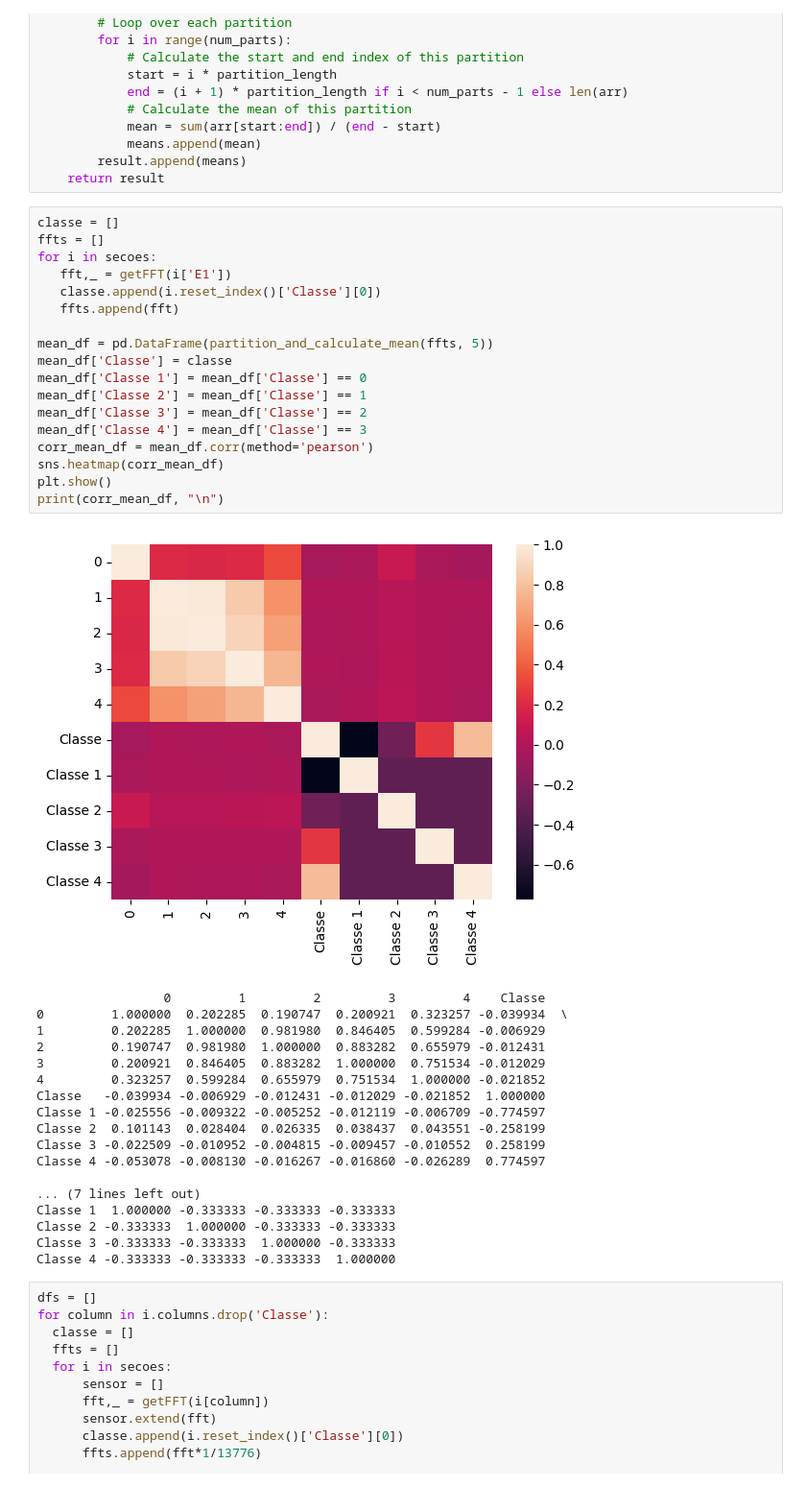
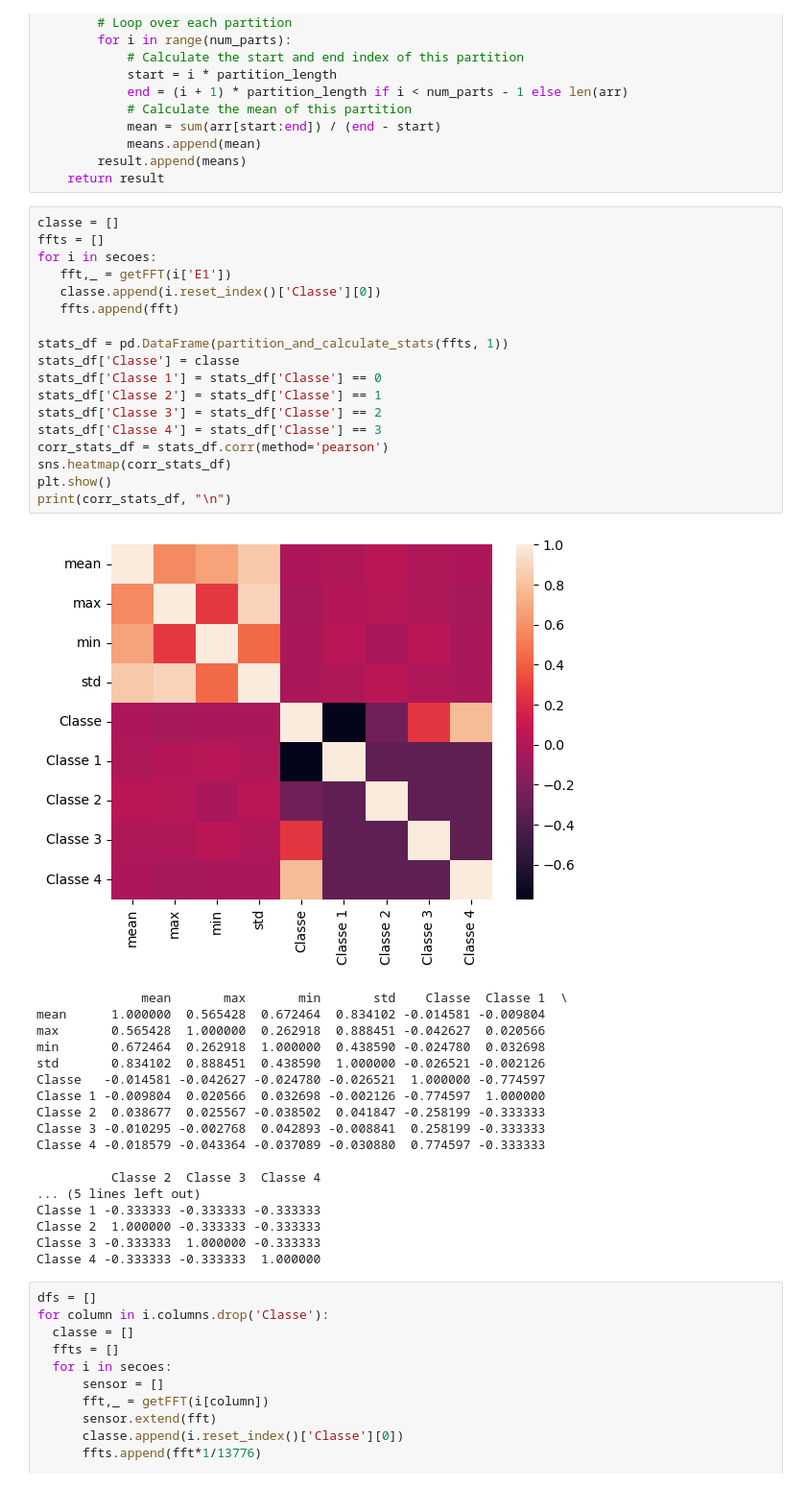
Before and after one commit to magarax/Data_Science, a Jupyter notebook: Novo_Trabalho_Final.ipynb, the cells around one changed output. Shown at 96% size. Saved outputs shown, nothing was run; the diff lists cells and outputs as text.

Commit message:
configure stats_df

```diff
--- a/Novo_Trabalho_Final.ipynb
+++ b/Novo_Trabalho_Final.ipynb
@@ -250,40 +250,40 @@ def partition_and_calculate_mean(arrays, num_parts):
 # %%
 classe = []
 ffts = []
 for i in secoes:
    fft,_ = getFFT(i['E1'])
    classe.append(i.reset_index()['Classe'][0])
    ffts.append(fft)
 
-mean_df = pd.DataFrame(partition_and_calculate_mean(ffts, 5))
-mean_df['Classe'] = classe
-mean_df['Classe 1'] = mean_df['Classe'] == 0
-mean_df['Classe 2'] = mean_df['Classe'] == 1
-mean_df['Classe 3'] = mean_df['Classe'] == 2
-mean_df['Classe 4'] = mean_df['Classe'] == 3
-corr_mean_df = mean_df.corr(method='pearson')
-sns.heatmap(corr_mean_df)
+stats_df = pd.DataFrame(partition_and_calculate_stats(ffts, 1))
+stats_df['Classe'] = classe
+stats_df['Classe 1'] = stats_df['Classe'] == 0
+stats_df['Classe 2'] = stats_df['Classe'] == 1
+stats_df['Classe 3'] = stats_df['Classe'] == 2
+stats_df['Classe 4'] = stats_df['Classe'] == 3
+corr_stats_df = stats_df.corr(method='pearson')
+sns.heatmap(corr_stats_df)
 plt.show()
-print(corr_mean_df, "\n")
+print(corr_stats_df, "\n")
 # %% [output]
-[figure, old version]
+[figure, new version]
-                 0         1         2         3         4    Classe
-0         1.000000  0.202285  0.190747  0.200921  0.323257 -0.039934  \
-1         0.202285  1.000000  0.981980  0.846405  0.599284 -0.006929
-2         0.190747  0.981980  1.000000  0.883282  0.655979 -0.012431
-3         0.200921  0.846405  0.883282  1.000000  0.751534 -0.012029
-4         0.323257  0.599284  0.655979  0.751534  1.000000 -0.021852
-Classe   -0.039934 -0.006929 -0.012431 -0.012029 -0.021852  1.000000
-Classe 1 -0.025556 -0.009322 -0.005252 -0.012119 -0.006709 -0.774597
-Classe 2  0.101143  0.028404  0.026335  0.038437  0.043551 -0.258199
-Classe 3 -0.022509 -0.010952 -0.004815 -0.009457 -0.010552  0.258199
-Classe 4 -0.053078 -0.008130 -0.016267 -0.016860 -0.026289  0.774597
+              mean       max       min       std    Classe  Classe 1  \
+mean      1.000000  0.565428  0.672464  0.834102 -0.014581 -0.009804
+max       0.565428  1.000000  0.262918  0.888451 -0.042627  0.020566
+min       0.672464  0.262918  1.000000  0.438590 -0.024780  0.032698
+std       0.834102  0.888451  0.438590  1.000000 -0.026521 -0.002126
+Classe   -0.014581 -0.042627 -0.024780 -0.026521  1.000000 -0.774597
+Classe 1 -0.009804  0.020566  0.032698 -0.002126 -0.774597  1.000000
+Classe 2  0.038677  0.025567 -0.038502  0.041847 -0.258199 -0.333333
+Classe 3 -0.010295 -0.002768  0.042893 -0.008841  0.258199 -0.333333
+Classe 4 -0.018579 -0.043364 -0.037089 -0.030880  0.774597 -0.333333
 
-... (7 lines left out)
-Classe 1  1.000000 -0.333333 -0.333333 -0.333333
-Classe 2 -0.333333  1.000000 -0.333333 -0.333333
-Classe 3 -0.333333 -0.333333  1.000000 -0.333333
-Classe 4 -0.333333 -0.333333 -0.333333  1.000000
+          Classe 2  Classe 3  Classe 4
+... (5 lines left out)
+Classe 1 -0.333333 -0.333333 -0.333333
+Classe 2  1.000000 -0.333333 -0.333333
+Classe 3 -0.333333  1.000000 -0.333333
+Classe 4 -0.333333 -0.333333  1.000000
 # %%
 dfs = []
 for column in i.columns.drop('Classe'):
```
